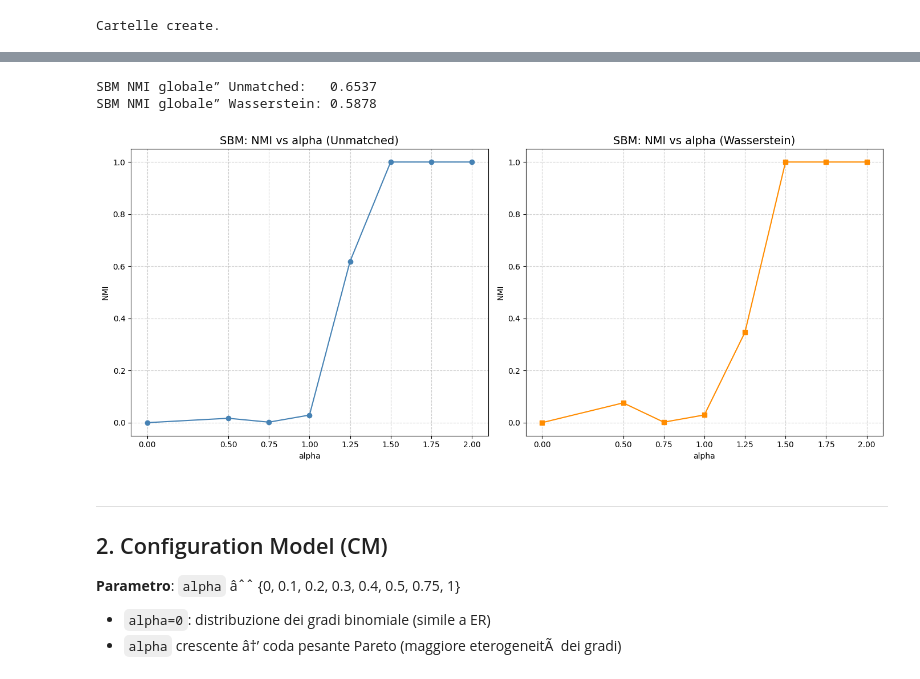
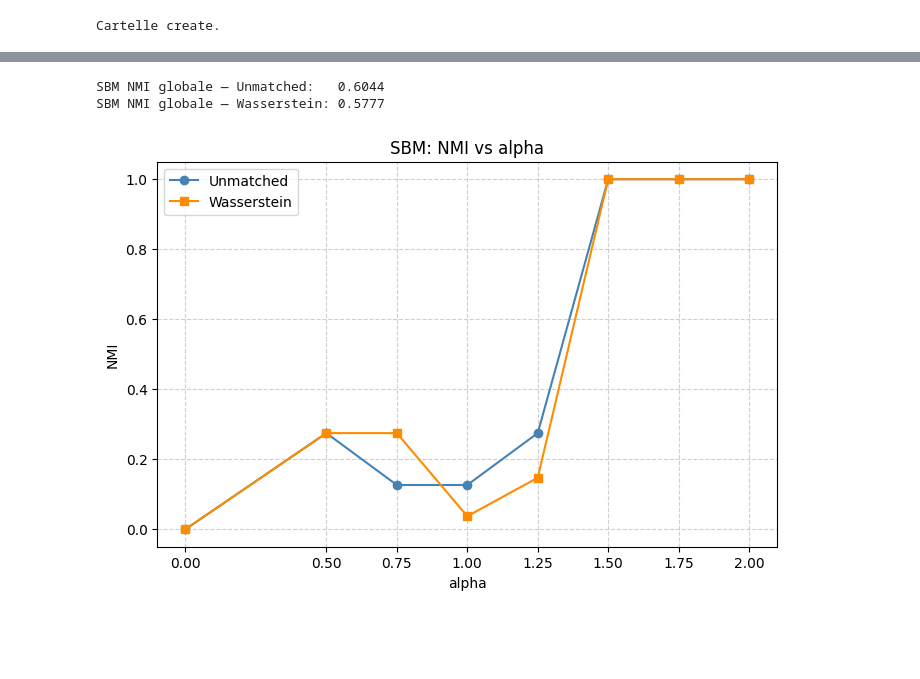
Before and after one commit to lessiogiulia2000-hue/thesis_code, a Jupyter notebook: notebooks/experiments/comparison_models.ipynb, the cells around one changed output, grey strips where cells are left out. Drawn from its saved outputs; the diff is of its cells as text; code cells hidden in the pictures; blank space fills up the shorter version.

Commit message:
Aggiornamento notebook: comparison_models, mag_attributed_graphs, test_wol_opt, sanity_checks
Co-Authored-By: Claude Sonnet 4.6 <noreply@anthropic.com>

```diff
--- a/notebooks/experiments/comparison_models.ipynb
+++ b/notebooks/experiments/comparison_models.ipynb
@@ -295,18 +217,17 @@ def compute_distance_matrices(all_emb, labels, model_name):
     return df, D_unmatched, D_wasserstein
 # %%
 # Parametri condivisi tra tutti i modelli
-n_nodes = 1000
+n_nodes = 10000
 gamma = 0.8
 symmetric = True
 make_connected = True
-c = 10
+c = 15
 dim = 32
-n_graphs = 20 # grafi per valore di parametro
+n_graphs = 50 # grafi per valore di parametro
 
 sbm_alphas = [0, 0.5, 0.75, 1, 1.25, 1.5, 1.75, 2]
-cm_alphas = [0, 0.5, 1, 1.5, 2, 2.5, 3]
+cm_alphas  = [0, 0.5, 1, 1.5, 2, 2.5, 3]
 gm_betas   = [0, 0.5, 1, 1.5, 2, 2.5, 3, 3.5, 4]
-cm2_alphas = [0, 0.5, 1, 1.5, 2, 2.5, 3]
 # %%
 base_sbm = os.path.join("data", "synthetic_graphs", "generated_sbm")
 base_cm  = os.path.join("data", "synthetic_graphs", "generated_cm")
@@ -317,13 +238,10 @@ for a in sbm_alphas:
 
 for a in cm_alphas:
     os.makedirs(os.path.join(base_cm, f"alpha_{a:.2f}"), exist_ok=True)
+
 for b in gm_betas:
     os.makedirs(os.path.join(base_gm, f"beta_{b}"), exist_ok=True)
 
-base_cm2 = os.path.join("data", "synthetic_graphs", "generated_cm2")
-for a in cm2_alphas:
-    os.makedirs(os.path.join(base_cm2, f"alpha_{a:.2f}"), exist_ok=True)
-
 print("Cartelle create.")
 # %% [output]
 Cartelle create.
@@ -412,40 +330,32 @@ l_true_sbm = np.concatenate([[i]*n_graphs for i in range(len(sbm_alphas))])
 k_all_sbm = len(sbm_alphas)
 nmi_all_u_sbm = NMI(ClusterNMF(D_unmatched_sbm, k_all_sbm), l_true_sbm)
 nmi_all_w_sbm = NMI(ClusterNMF(D_wasserstein_sbm, k_all_sbm), l_true_sbm)
-print(f"SBM NMI globale” Unmatched:   {nmi_all_u_sbm:.4f}")
-print(f"SBM NMI globale” Wasserstein: {nmi_all_w_sbm:.4f}")
+print(f"SBM NMI globale — Unmatched:   {nmi_all_u_sbm:.4f}")
+print(f"SBM NMI globale — Wasserstein: {nmi_all_w_sbm:.4f}")
 # %% [output]
-SBM NMI globale” Unmatched:   0.6537
-SBM NMI globale” Wasserstein: 0.5878
+SBM NMI globale — Unmatched:   0.6044
+SBM NMI globale — Wasserstein: 0.5777
 # %%
 nmi_u_sbm_curve, nmi_w_sbm_curve = [], []
 
 for i, a in enumerate(sbm_alphas):
     if i == 0:
         nmi_u_sbm_curve.append(0.0); nmi_w_sbm_curve.append(0.0); continue
     idx = np.concatenate([np.arange(0, n_graphs), np.arange(i*n_graphs, (i+1)*n_graphs)])
     l_sub = np.concatenate([np.zeros(n_graphs), np.ones(n_graphs)])
     nmi_u_sbm_curve.append(NMI(ClusterNMF(D_unmatched_sbm[np.ix_(idx,idx)], k=2), l_sub))
     nmi_w_sbm_curve.append(NMI(ClusterNMF(D_wasserstein_sbm[np.ix_(idx,idx)], k=2), l_sub))
 
-fig, (ax1, ax2) = plt.subplots(1, 2, figsize=(14, 6))
-ax1.plot(sbm_alphas, nmi_u_sbm_curve, marker='o', color='steelblue')
-ax1.set_title("SBM: NMI vs alpha (Unmatched)", fontsize=14)
-ax1.set_xlabel("alpha"); ax1.set_ylabel("NMI")
-ax1.set_xticks(sbm_alphas); ax1.set_ylim(-0.05, 1.05); ax1.grid(True, linestyle='--', alpha=0.6)
-
-ax2.plot(sbm_alphas, nmi_w_sbm_curve, marker='s', color='darkorange')
-ax2.set_title("SBM: NMI vs alpha (Wasserstein)", fontsize=14)
-ax2.set_xlabel("alpha"); ax2.set_ylabel("NMI")
-ax2.set_xticks(sbm_alphas); ax2.set_ylim(-0.05, 1.05); ax2.grid(True, linestyle='--', alpha=0.6)
-plt.tight_layout(); plt.show()
+plt.figure(figsize=(8, 5))
+plt.plot(sbm_alphas, nmi_u_sbm_curve, label='Unmatched', marker='o', color='steelblue')
+plt.plot(sbm_alphas, nmi_w_sbm_curve, label='Wasserstein', marker='s', color='darkorange')
+plt.title("SBM: NMI vs alpha")
+plt.xlabel('alpha')
+plt.ylabel('NMI')
+plt.ylim(-0.05, 1.05)
+plt.xticks(sbm_alphas)
+plt.grid(True, linestyle='--', alpha=0.6)
+plt.legend()
+plt.show()
 # %% [output]
-[figure, old version]
+[figure, new version]
-# %% [markdown]
----
-## 2. Configuration Model (CM)
-
-**Parametro**: `alpha` âˆˆ {0, 0.1, 0.2, 0.3, 0.4, 0.5, 0.75, 1}
-
-- `alpha=0`: distribuzione dei gradi binomiale (simile a ER)
-- `alpha` crescente â†’ coda pesante Pareto (maggiore eterogeneitÃ  dei gradi)
```
Also changed, not shown: parts of 43 cells of this notebook, 3 other files.
